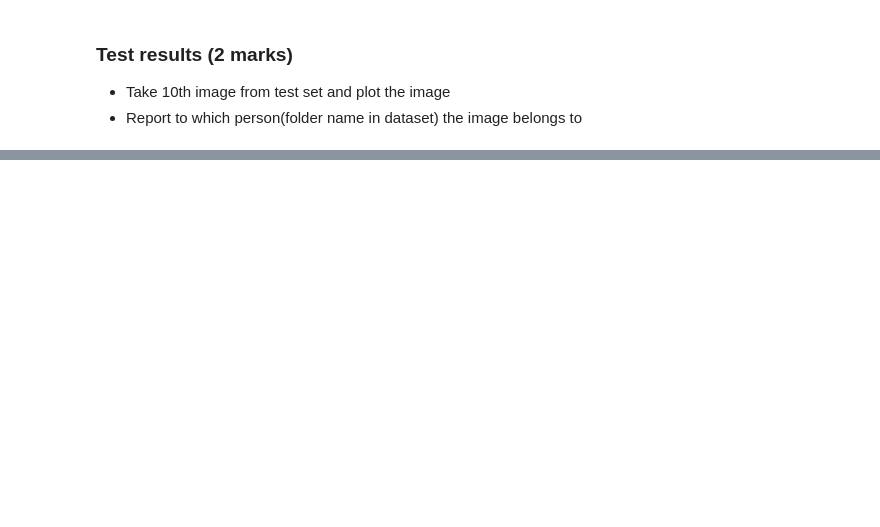
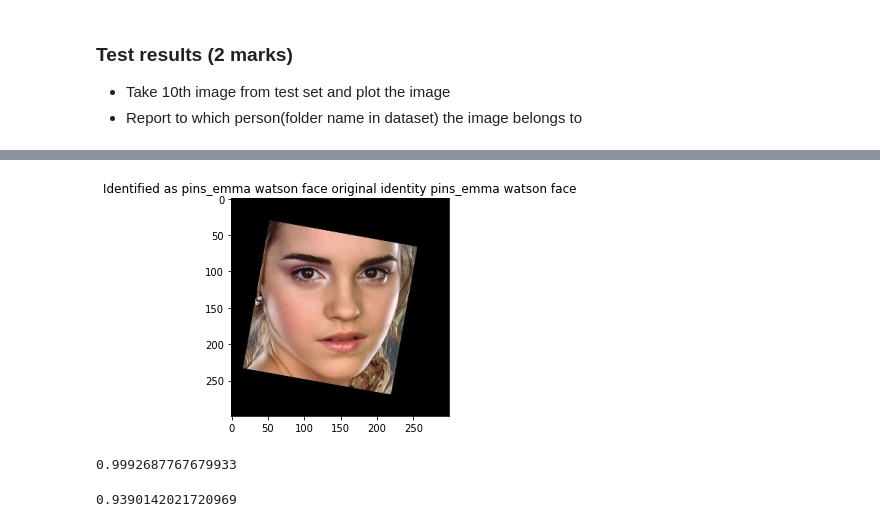
Before and after one commit to astuppad/Artificial-Intelligence, a Jupyter notebook: GreatLearning/Computer Vision/Projects/Face_recognition_Questions_Project_CV_AIML_Online.ipynb, the cells around one changed output, grey strips where cells are left out. Cells and saved outputs as stored; diff of their text form; code cells hidden in the pictures; blank space fills up the shorter version.

```diff
--- a/GreatLearning/Computer Vision/Projects/Face_recognition_Questions_Project_CV_AIML_Online.ipynb
+++ b/GreatLearning/Computer Vision/Projects/Face_recognition_Questions_Project_CV_AIML_Online.ipynb
@@ -390,0 +434,12 @@ plt.title(f'Identified as {example_identity}');
+# %%
+predict_image(33)
+# %% [output]
+[figure, added]
+# %%
+svc.score(X_train_pca, y_train_enc)
+# %% [output]
+0.9992687767679933
+# %%
+svc.score(X_test_pca, y_test_enc)
+# %% [output]
+0.9390142021720969
```
Also changed, not shown: parts of 12 cells of this notebook.
